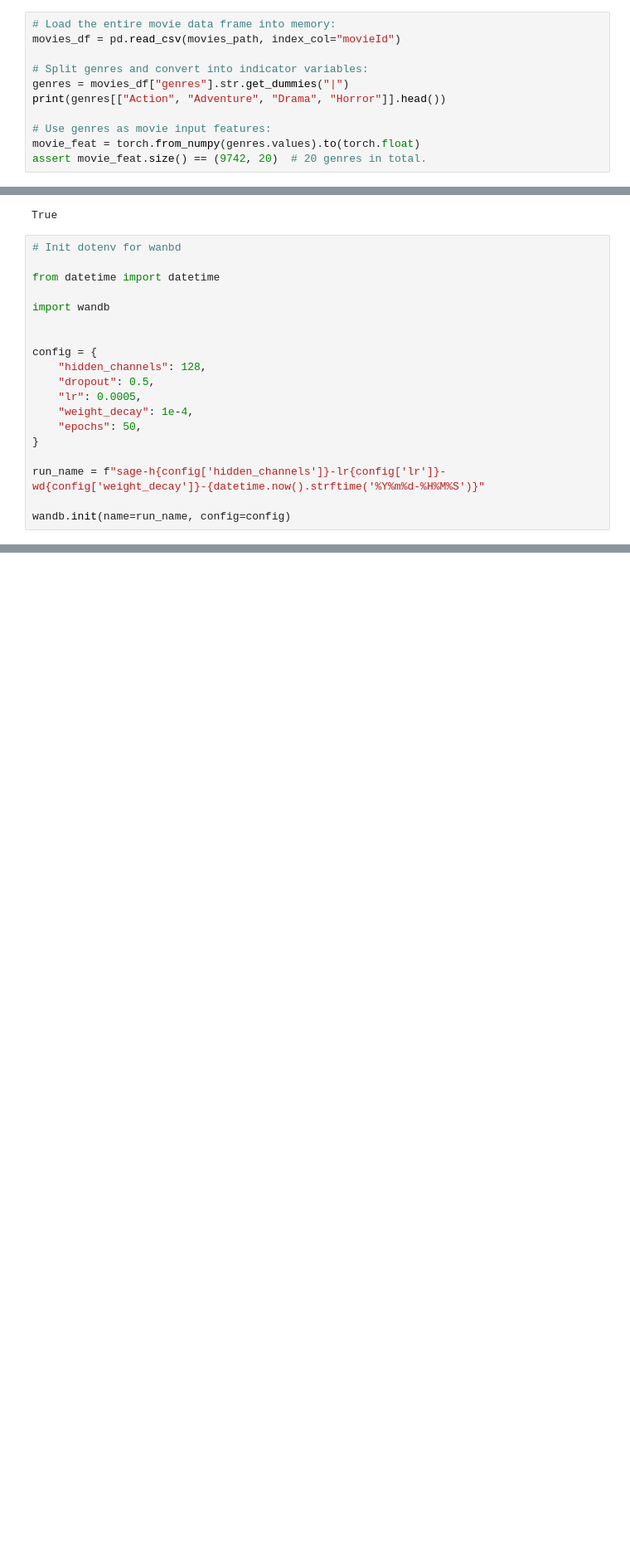
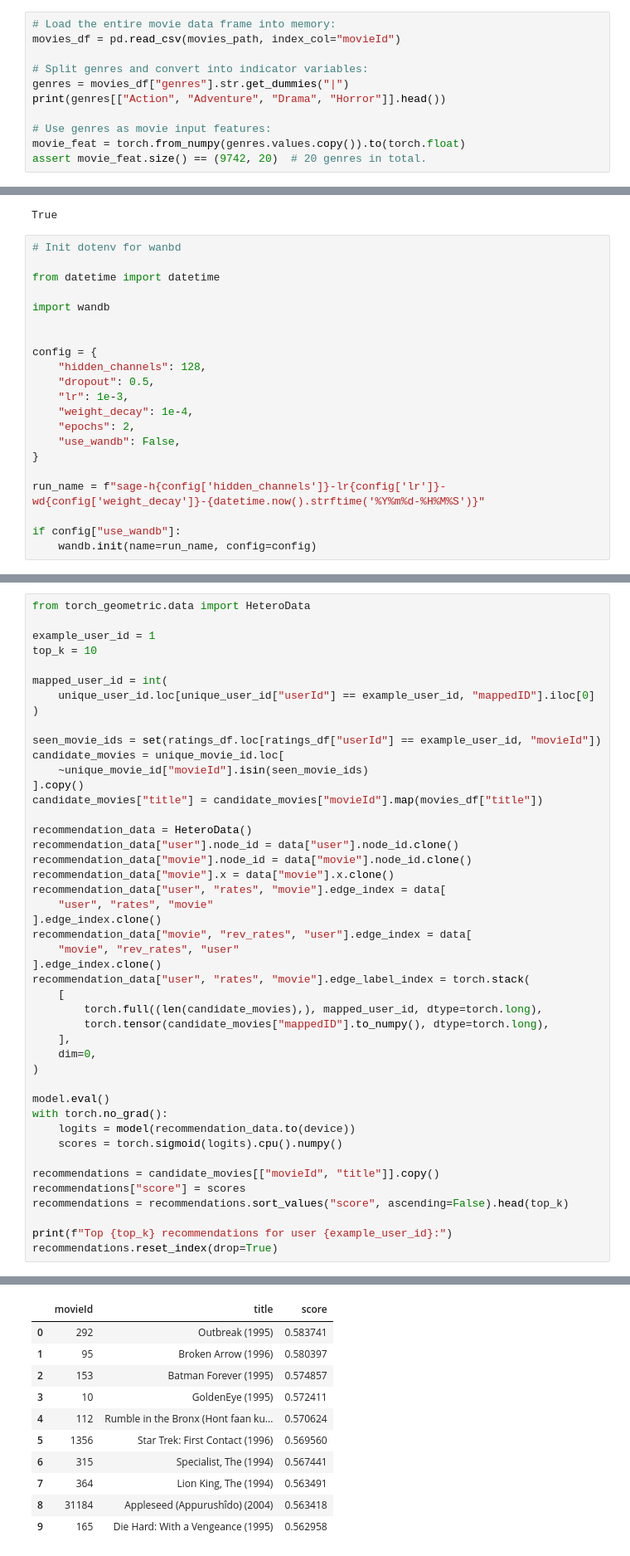
Before and after one commit to HemaNaidu91/tsm_mach_le_data, a Jupyter notebook: training/poc/graph-nn-link-prediction.ipynb, the cells around one changed output, grey strips where cells are left out. Shown at 83% size. Cells and saved outputs as stored; diff of their text form; blank space fills up the shorter version.

```diff
--- a/training/poc/graph-nn-link-prediction.ipynb
+++ b/training/poc/graph-nn-link-prediction.ipynb
@@ -84,7 +84,7 @@ genres = movies_df["genres"].str.get_dummies("|")
 print(genres[["Action", "Adventure", "Drama", "Horror"]].head())
 
 # Use genres as movie input features:
-movie_feat = torch.from_numpy(genres.values).to(torch.float)
+movie_feat = torch.from_numpy(genres.values.copy()).to(torch.float)
 assert movie_feat.size() == (9742, 20)  # 20 genres in total.
 # %% [output]
          Action  Adventure  Drama  Horror
@@ -482,11 +467,13 @@ import wandb
 config = {
     "hidden_channels": 128,
     "dropout": 0.5,
-    "lr": 0.0005,
+    "lr": 1e-3,
     "weight_decay": 1e-4,
-    "epochs": 50,
+    "epochs": 2,
+    "use_wandb": False,
 }
 
 run_name = f"sage-h{config['hidden_channels']}-lr{config['lr']}-wd{config['weight_decay']}-{datetime.now().strftime('%Y%m%d-%H%M%S')}"
 
-wandb.init(name=run_name, config=config)
+if config["use_wandb"]:
+    wandb.init(name=run_name, config=config)
@@ -759,0 +876,46 @@ AttributeError: 'NoneType' object has no attribute '_log'
+# %%
+from torch_geometric.data import HeteroData
+
+example_user_id = 1
+top_k = 10
+
+mapped_user_id = int(
+    unique_user_id.loc[unique_user_id["userId"] == example_user_id, "mappedID"].iloc[0]
+)
+
+seen_movie_ids = set(ratings_df.loc[ratings_df["userId"] == example_user_id, "movieId"])
+candidate_movies = unique_movie_id.loc[
+    ~unique_movie_id["movieId"].isin(seen_movie_ids)
+].copy()
+candidate_movies["title"] = candidate_movies["movieId"].map(movies_df["title"])
+
+recommendation_data = HeteroData()
+recommendation_data["user"].node_id = data["user"].node_id.clone()
+recommendation_data["movie"].node_id = data["movie"].node_id.clone()
+recommendation_data["movie"].x = data["movie"].x.clone()
+recommendation_data["user", "rates", "movie"].edge_index = data[
+    "user", "rates", "movie"
+].edge_index.clone()
+recommendation_data["movie", "rev_rates", "user"].edge_index = data[
+    "movie", "rev_rates", "user"
+].edge_index.clone()
+recommendation_data["user", "rates", "movie"].edge_label_index = torch.stack(
+    [
+        torch.full((len(candidate_movies),), mapped_user_id, dtype=torch.long),
+        torch.tensor(candidate_movies["mappedID"].to_numpy(), dtype=torch.long),
+    ],
+    dim=0,
+)
+
+model.eval()
+with torch.no_grad():
+    logits = model(recommendation_data.to(device))
+    scores = torch.sigmoid(logits).cpu().numpy()
+
+recommendations = candidate_movies[["movieId", "title"]].copy()
+recommendations["score"] = scores
+recommendations = recommendations.sort_values("score", ascending=False).head(top_k)
+
+print(f"Top {top_k} recommendations for user {example_user_id}:")
+recommendations.reset_index(drop=True)
+# %% [output]
@@ -759,0 +923,11 @@ AttributeError: 'NoneType' object has no attribute '_log'
+|  | movieId | title | score |
+| 0 | 292 | Outbreak (1995) | 0.583741 |
+| 1 | 95 | Broken Arrow (1996) | 0.580397 |
+| 2 | 153 | Batman Forever (1995) | 0.574857 |
+| 3 | 10 | GoldenEye (1995) | 0.572411 |
+| 4 | 112 | Rumble in the Bronx (Hont faan ku... | 0.570624 |
+| 5 | 1356 | Star Trek: First Contact (1996) | 0.569560 |
+| 6 | 315 | Specialist, The (1994) | 0.567441 |
+| 7 | 364 | Lion King, The (1994) | 0.563491 |
+| 8 | 31184 | Appleseed (Appurushîdo) (2004) | 0.563418 |
+| 9 | 165 | Die Hard: With a Vengeance (1995) | 0.562958 |
```
Also changed, not shown: parts of 13 cells of this notebook, 4 other files.
